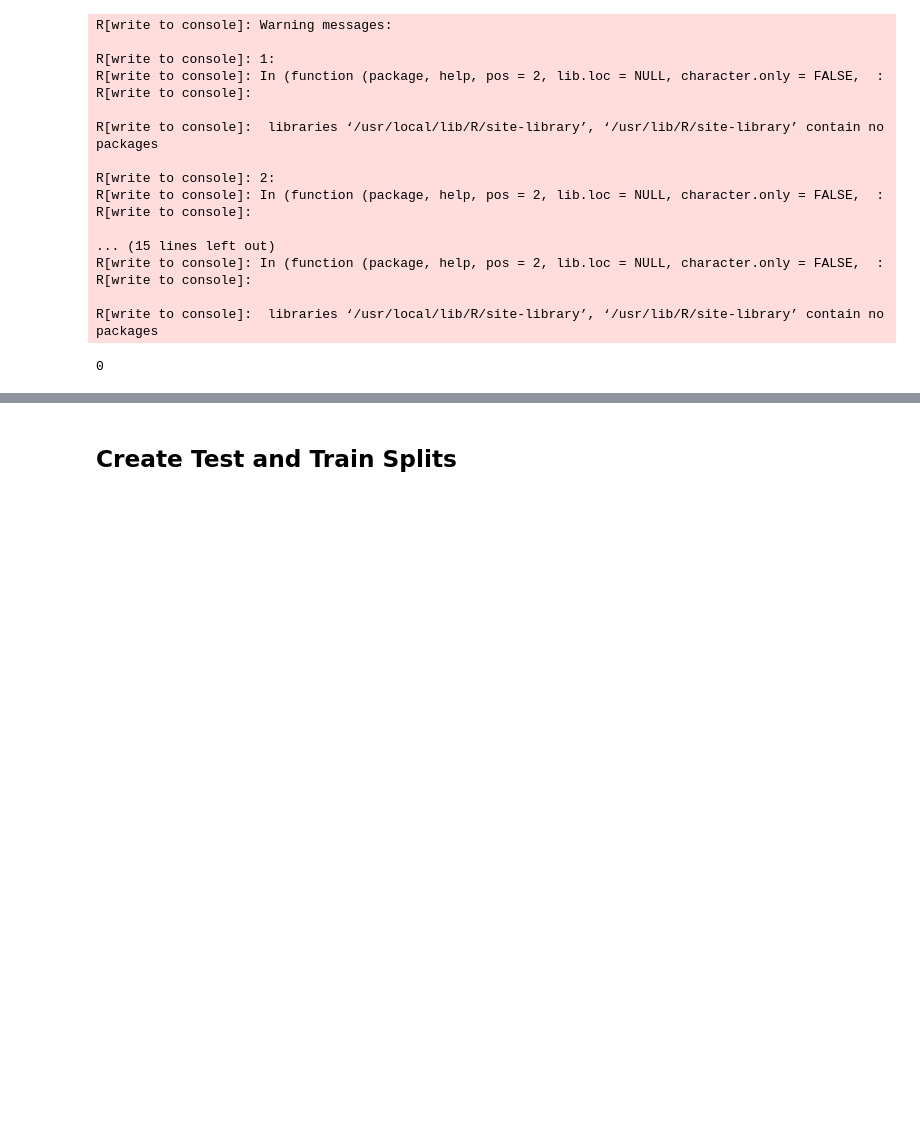
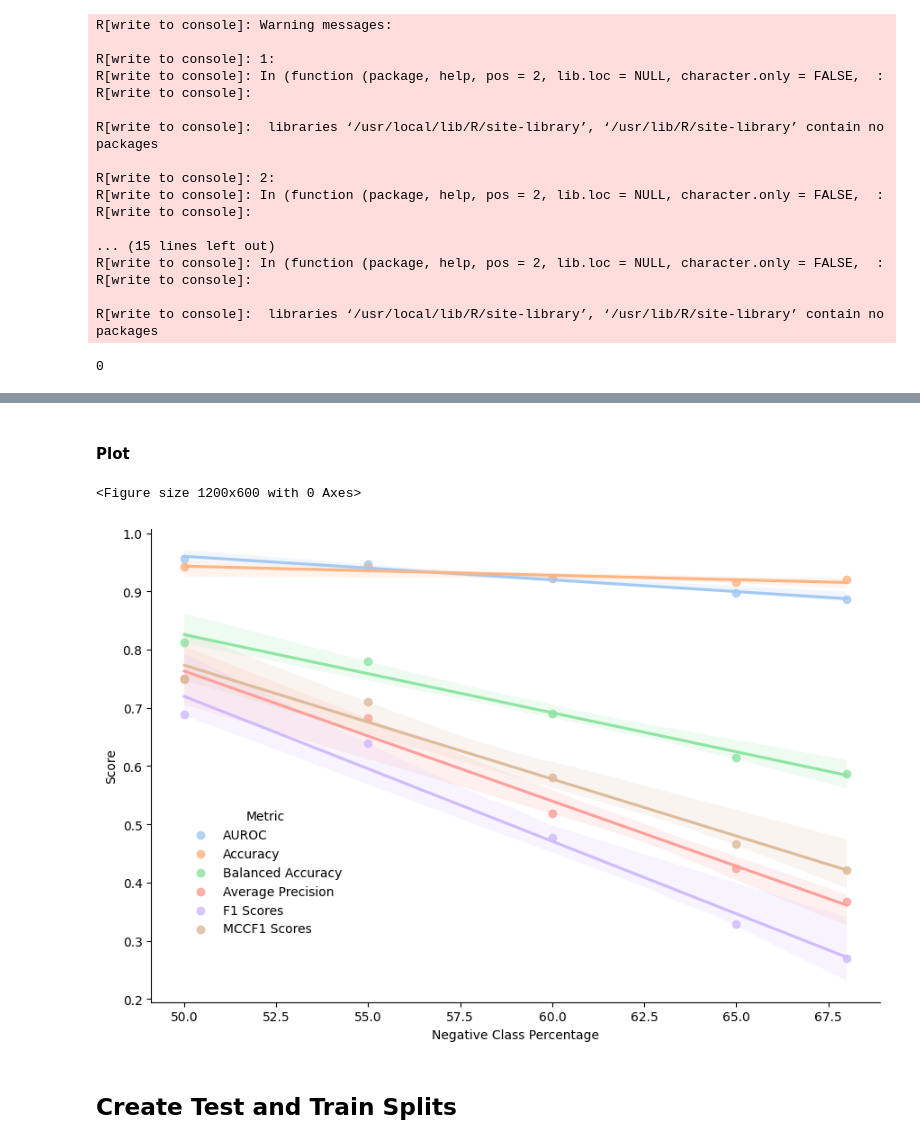
Before and after one commit to ryashpal/eICU-EHR-Pipeline, a Jupyter notebook: notebooks/sepsis_icd_cohort/experiments/05_predict_length_of_stay/analysis_gt_14_days.ipynb, the cells around one changed output, grey strips where cells are left out. Cells and saved outputs as stored; diff of their text form; code cells hidden in the pictures; blank space fills up the shorter version.

```diff
--- a/notebooks/sepsis_icd_cohort/experiments/05_predict_length_of_stay/analysis_gt_14_days.ipynb
+++ b/notebooks/sepsis_icd_cohort/experiments/05_predict_length_of_stay/analysis_gt_14_days.ipynb
@@ -160,3 +271,30 @@ R[write to console]:  libraries ‘/usr/local/lib/R/site-library’, ‘/usr/lib
+# %% [markdown]
+#### Plot
+# %%
+import matplotlib.pyplot as plt
+import seaborn as sns
+
+
+plt.figure(figsize=(12,6))
+ax = sns.lmplot(
+    data=linePlotDf,
+    x='Ratio',
+    y='Score',
+    hue='Metric',
+    palette=sns.color_palette("pastel"),
+    height=6,
+    aspect=1.5,
+    # lowess=True,
+    # scatter_kws={"s": 0},
+    )
+ax.set(xlabel='Negative Class Percentage')
+ax.set(ylabel='Score')
+# ax.set_xticklabels(['', '50-50', '60-40', '70-30', '80-20', '90-10', ''])
+sns.move_legend(ax, "lower left", bbox_to_anchor=(.1, .2))
+plt.show()
+# %% [output]
+<Figure size 1200x600 with 0 Axes>
+[figure, added]
 # %% [markdown]
 ## Create Test and Train Splits
 # %%
```
Also changed, not shown: parts of 24 cells of this notebook, 2 other files.
